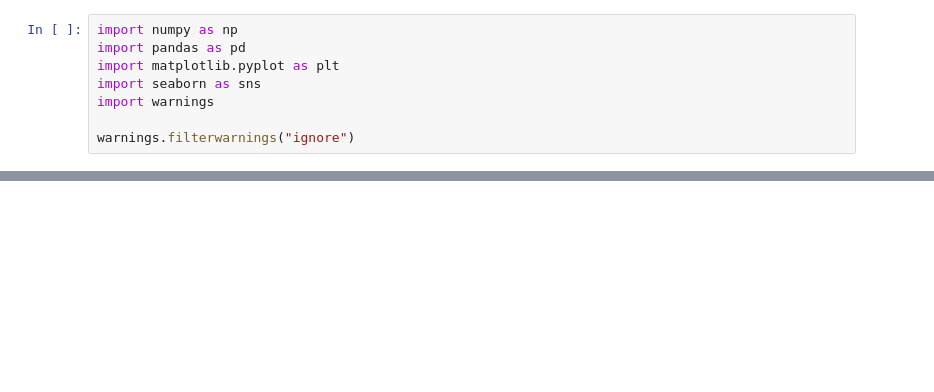
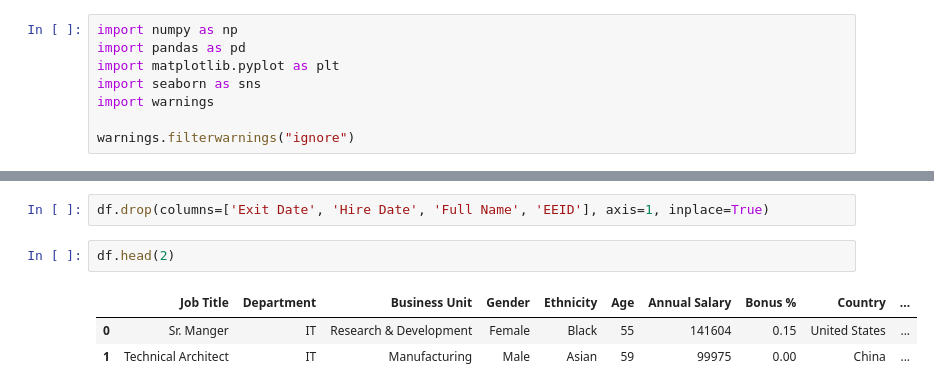
Before and after one commit to AftabQuant/Machine-Learning-Chronicles, a Jupyter notebook: Machine Learning Hub/Feature Engineering Techniques/Function Transformation.ipynb, the cells around one changed output, grey strips where cells are left out. Drawn from its saved outputs; the diff is of its cells as text; blank space fills up the shorter version.

```diff
--- a/Machine Learning Hub/Feature Engineering Techniques/Function Transformation.ipynb
+++ b/Machine Learning Hub/Feature Engineering Techniques/Function Transformation.ipynb
@@ -44,0 +20,8 @@ plt.show()
+# %%
+df.drop(columns=['Exit Date', 'Hire Date', 'Full Name', 'EEID'], axis=1, inplace=True)
+# %%
+df.head(2)
+# %% [output]
+|  | Job Title | Department | Business Unit | Gender | Ethnicity | Age | Annual Salary | Bonus % | Country | ... |
+| 0 | Sr. Manger | IT | Research & Development | Female | Black | 55 | 141604 | 0.15 | United States | ... |
+| 1 | Technical Architect | IT | Manufacturing | Male | Asian | 59 | 99975 | 0.00 | China | ... |
```
Also changed, not shown: parts of 11 cells of this notebook, 1 other file.
